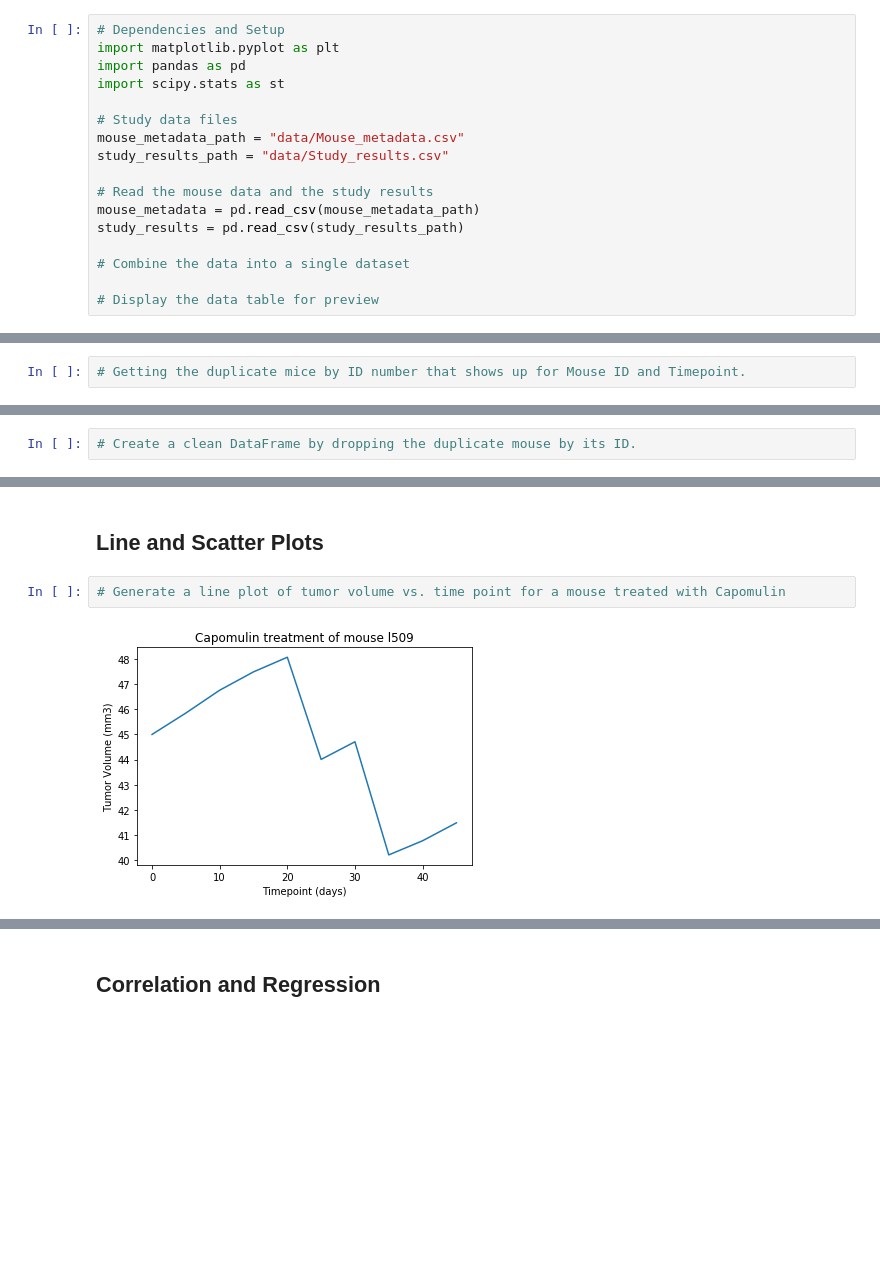
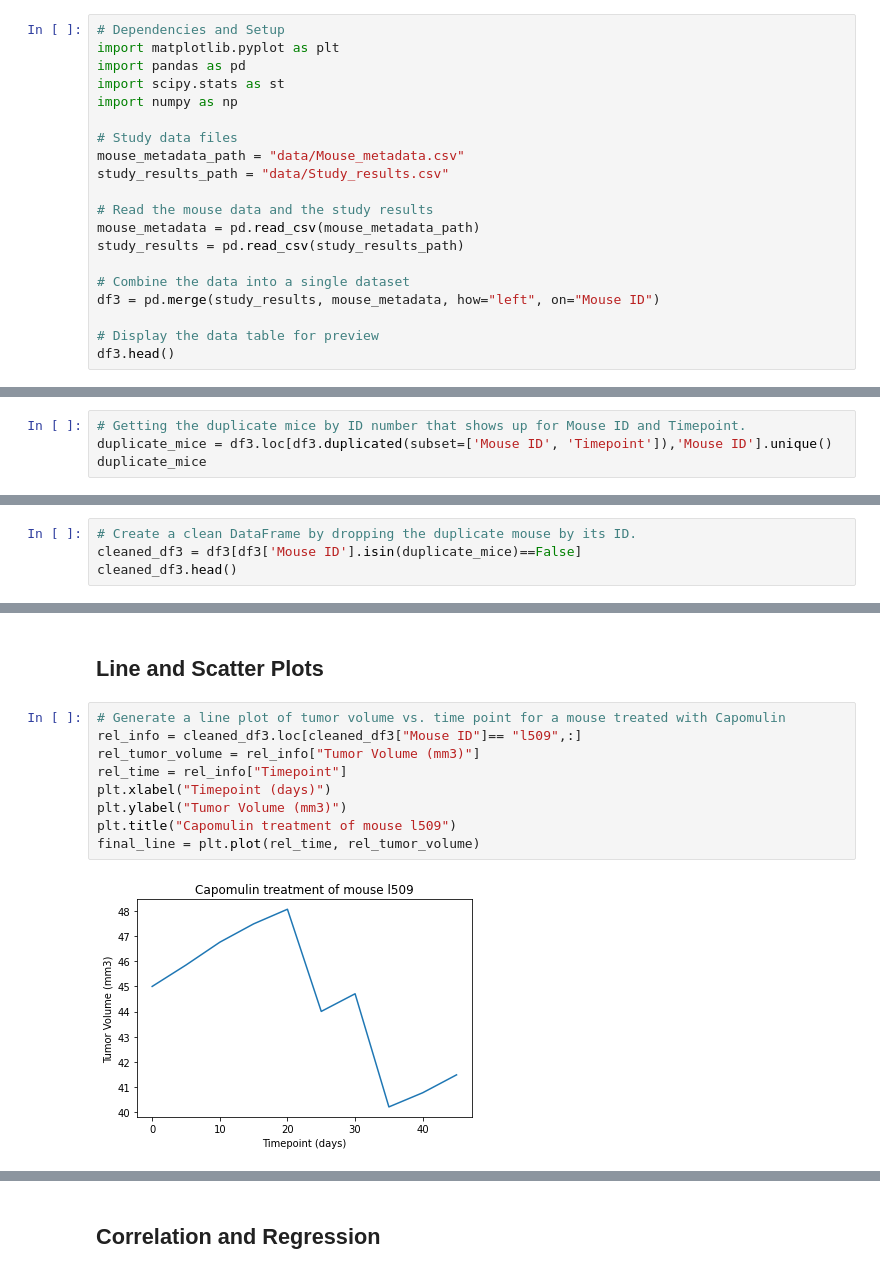
Before and after one commit to jjc55/datavisualization_challenge, a Jupyter notebook: Pymaceuticals/pymaceuticals_starter-Copy1.ipynb, the cells around one changed output, grey strips where cells are left out. Saved outputs shown, nothing was run; the diff lists cells and outputs as text; blank space fills up the shorter version.

```diff
--- a/Pymaceuticals/pymaceuticals_starter-Copy1.ipynb
+++ b/Pymaceuticals/pymaceuticals_starter-Copy1.ipynb
@@ -10,6 +10,7 @@
 import matplotlib.pyplot as plt
 import pandas as pd
 import scipy.stats as st
+import numpy as np
 
 # Study data files
 mouse_metadata_path = "data/Mouse_metadata.csv"
@@ -20,8 +21,10 @@ mouse_metadata = pd.read_csv(mouse_metadata_path)
 study_results = pd.read_csv(study_results_path)
 
 # Combine the data into a single dataset
+df3 = pd.merge(study_results, mouse_metadata, how="left", on="Mouse ID")
 
 # Display the data table for preview
+df3.head()
 # %% [output]
 |  | Mouse ID | Timepoint | Tumor Volume (mm3) | Metastatic Sites | Drug Regimen | Sex | Age_months | ... |
 | 0 | b128 | 0 | 45.0 | 0 | Capomulin | Female | 9 | ... |
@@ -35,6 +39,8 @@ study_results = pd.read_csv(study_results_path)
 249
 # %%
 # Getting the duplicate mice by ID number that shows up for Mouse ID and Timepoint.
+duplicate_mice = df3.loc[df3.duplicated(subset=['Mouse ID', 'Timepoint']),'Mouse ID'].unique()
+duplicate_mice
 # %% [output]
 array(['g989'], dtype=object)
 # %%
@@ -56,6 +64,8 @@ array(['g989'], dtype=object)
 | 1592 | g989 | 35 | 62.570880 | 2 | Propriva | Female | 21 | ... |
 # %%
 # Create a clean DataFrame by dropping the duplicate mouse by its ID.
+cleaned_df3 = df3[df3['Mouse ID'].isin(duplicate_mice)==False]
+cleaned_df3.head()
 # %% [output]
 |  | Mouse ID | Timepoint | Tumor Volume (mm3) | Metastatic Sites | Drug Regimen | Sex | Age_months | ... |
 | 0 | b128 | 0 | 45.0 | 0 | Capomulin | Female | 9 | ... |
@@ -166,7 +240,14 @@ Ceftamin's potential outliers: Series([], Name: Tumor Volume (mm3), dtype: float
 ## Line and Scatter Plots
 # %%
 # Generate a line plot of tumor volume vs. time point for a mouse treated with Capomulin
+rel_info = cleaned_df3.loc[cleaned_df3["Mouse ID"]== "l509",:]
+rel_tumor_volume = rel_info["Tumor Volume (mm3)"]
+rel_time = rel_info["Timepoint"]
+plt.xlabel("Timepoint (days)")
+plt.ylabel("Tumor Volume (mm3)")
+plt.title("Capomulin treatment of mouse l509")
+final_line = plt.plot(rel_time, rel_tumor_volume)
 # %% [output]
-[figure, old version]
+[figure, new version]
 # %%
 # Generate a scatter plot of average tumor volume vs. mouse weight for the Capomulin regimen
```
Also changed, not shown: parts of 17 cells of this notebook, 3 other files.
